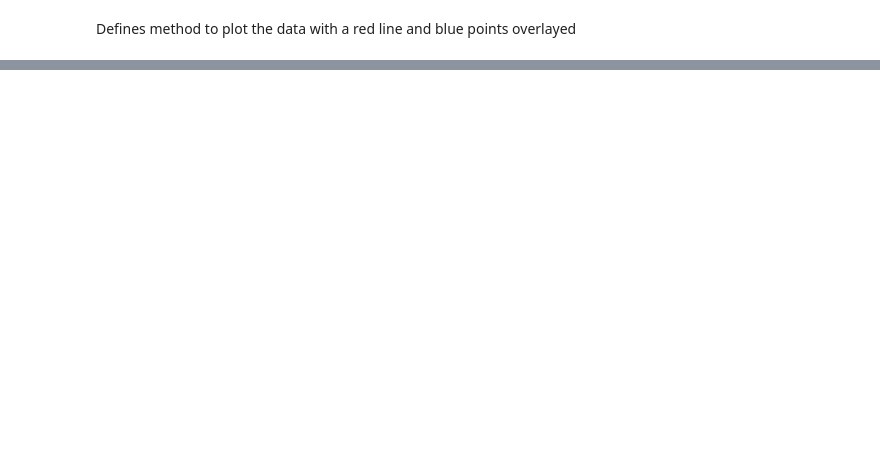
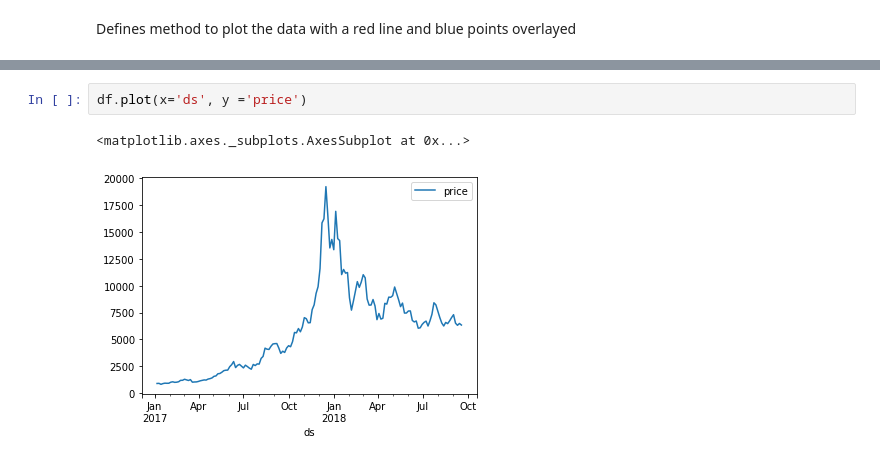
Before and after one commit to nmits/CapstoneProphetTests, a Jupyter notebook: Volatility Testing 6 Period.ipynb, the cells around one changed output, grey strips where cells are left out. Cells and saved outputs as stored; diff of their text form; blank space fills up the shorter version.

```diff
--- a/Volatility Testing 6 Period.ipynb
+++ b/Volatility Testing 6 Period.ipynb
@@ -212,0 +150,5 @@ plt.show()
+# %%
+df.plot(x='ds', y ='price')
+# %% [output]
+<matplotlib.axes._subplots.AxesSubplot at 0x...>
+[figure, added]
```
Also changed, not shown: parts of 36 cells of this notebook, 2 other files.
